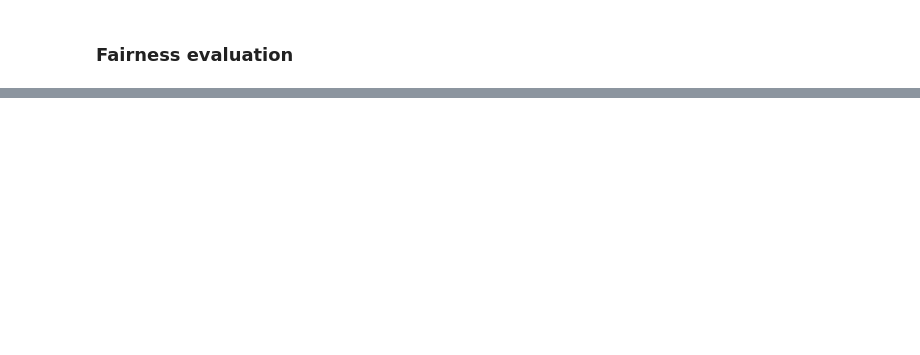
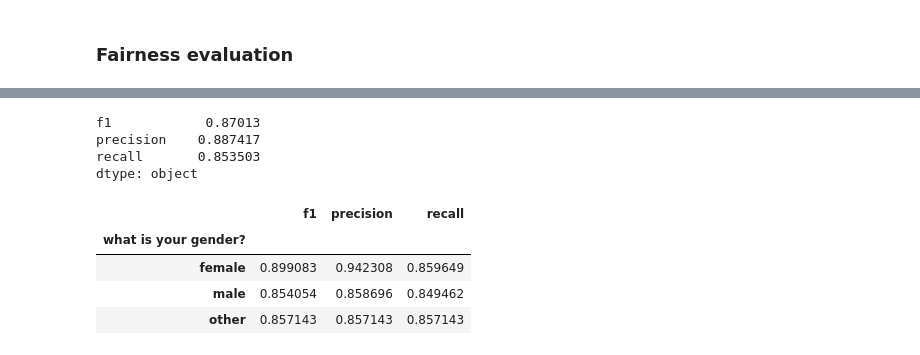
Before and after one commit to patilpushkarp/corporate-mental-health, a Jupyter notebook: mh_book/docs/models/rf.ipynb, the cells around one changed output, grey strips where cells are left out. Saved outputs shown, nothing was run; the diff lists cells and outputs as text; code cells hidden in the pictures; blank space fills up the shorter version.

```diff
--- a/mh_book/docs/models/rf.ipynb
+++ b/mh_book/docs/models/rf.ipynb
@@ -247,0 +372,21 @@ X_test.columns
+# %%
+# Create fairness metrics with respect to gender
+fair_metrics_sex = MetricFrame({'f1': f1_score, 'precision': precision_score, 'recall': recall_score},
+                          y_test, y_pred_mitigated, sensitive_features=X_test_ori['what is your gender?'])
+# %%
+# Display overall metrics
+fair_metrics_sex.overall
+# %% [output]
+f1            0.87013
+precision    0.887417
+recall       0.853503
+dtype: object
+# %%
+# Display metrcis by group
+fair_metrics_sex.by_group
+# %% [output]
+|  | f1 | precision | recall |
+| what is your gender? |  |  |  |
+| female | 0.899083 | 0.942308 | 0.859649 |
+| male | 0.854054 | 0.858696 | 0.849462 |
+| other | 0.857143 | 0.857143 | 0.857143 |
```
Also changed, not shown: parts of 41 cells of this notebook, 2 other files.
